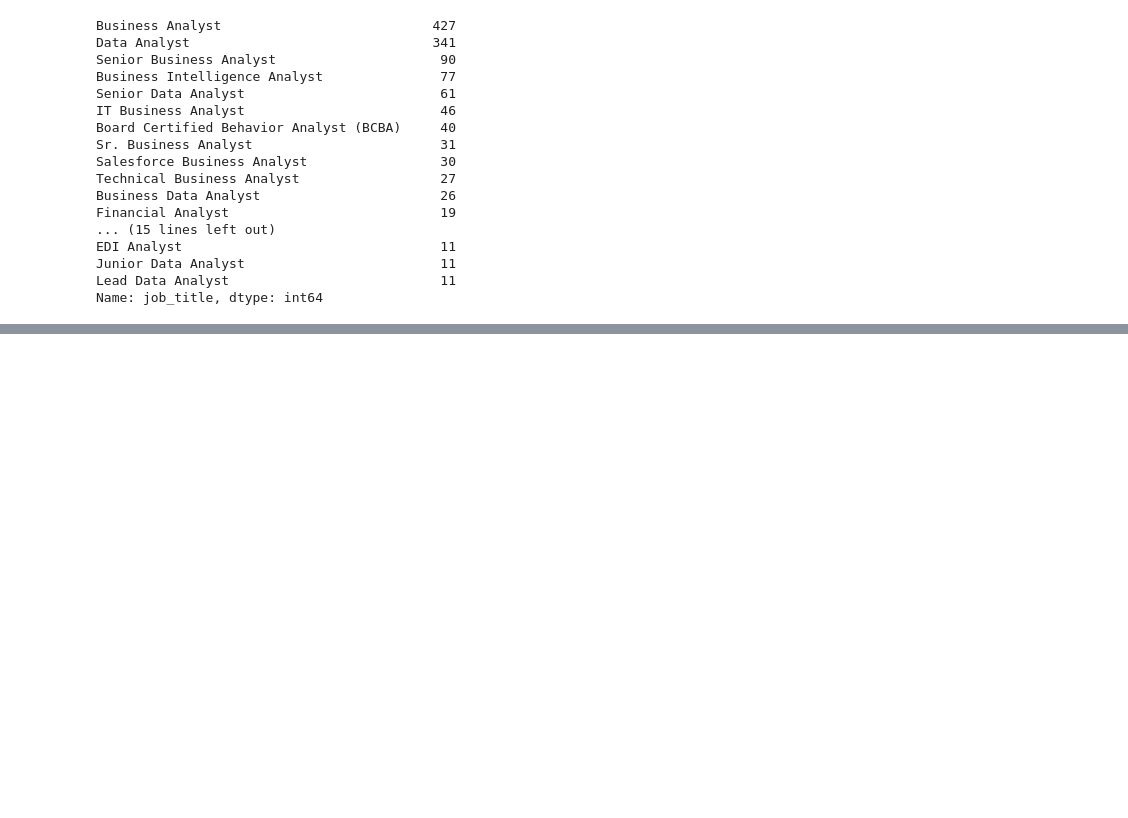
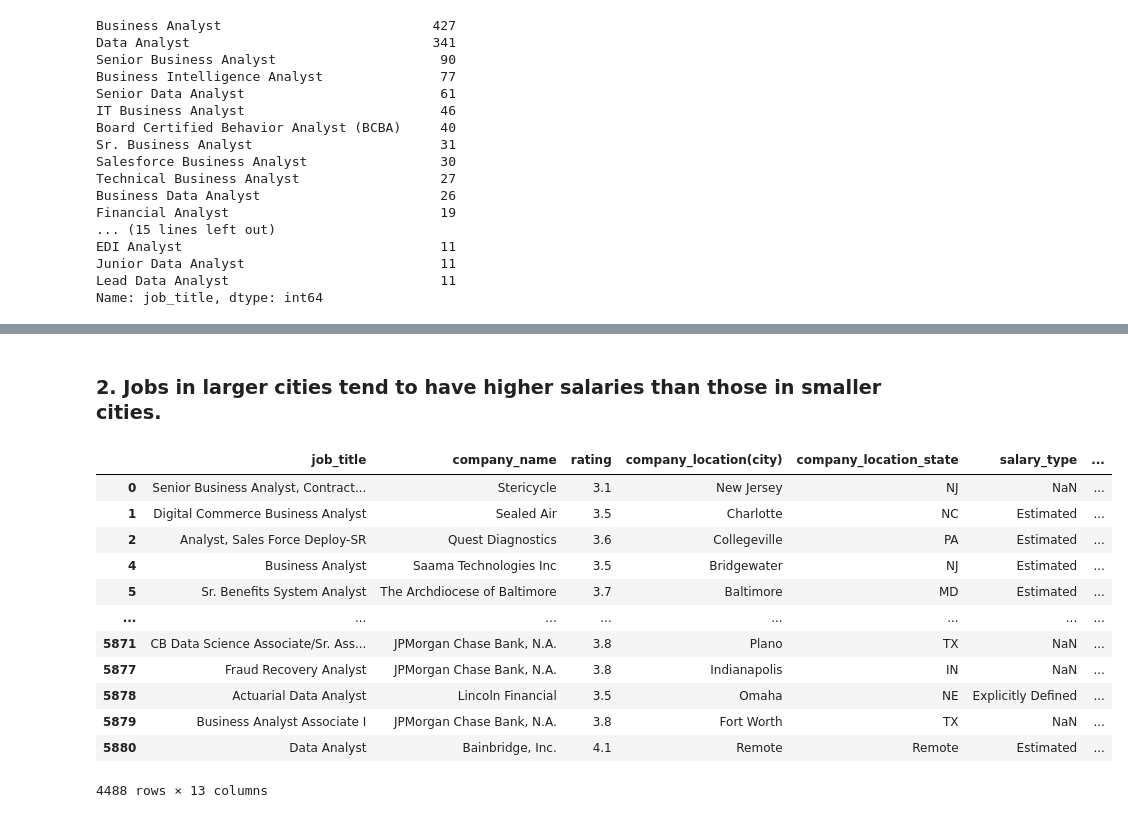
Before and after one commit to Derrick-Mulwa/SimplyHired-Job-Salary-Analysis, a Jupyter notebook: main.ipynb, the cells around one changed output, grey strips where cells are left out. Cells and saved outputs as stored; diff of their text form; code cells hidden in the pictures; blank space fills up the shorter version.

```diff
--- a/main.ipynb
+++ b/main.ipynb
@@ -329,0 +455,23 @@ The dataframe looks good to start working on. Lets test the hypotheses
+# %% [markdown]
+### 2. Jobs in larger cities tend to have higher salaries than those in smaller cities.
+# %%
+# Apply annual salary to our original dataframe
+
+df = payment_adjuster(df)
+cities = df.copy()
+
+cities
+# %% [output]
+|  | job_title | company_name | rating | company_location(city) | company_location_state | salary_type | ... |
+| 0 | Senior Business Analyst, Contract... | Stericycle | 3.1 | New Jersey | NJ | NaN | ... |
+| 1 | Digital Commerce Business Analyst | Sealed Air | 3.5 | Charlotte | NC | Estimated | ... |
+| 2 | Analyst, Sales Force Deploy-SR | Quest Diagnostics | 3.6 | Collegeville | PA | Estimated | ... |
+| 4 | Business Analyst | Saama Technologies Inc | 3.5 | Bridgewater | NJ | Estimated | ... |
+| 5 | Sr. Benefits System Analyst | The Archdiocese of Baltimore | 3.7 | Baltimore | MD | Estimated | ... |
+| ... | ... | ... | ... | ... | ... | ... | ... |
+| 5871 | CB Data Science Associate/Sr. Ass... | JPMorgan Chase Bank, N.A. | 3.8 | Plano | TX | NaN | ... |
+| 5877 | Fraud Recovery Analyst | JPMorgan Chase Bank, N.A. | 3.8 | Indianapolis | IN | NaN | ... |
+| 5878 | Actuarial Data Analyst | Lincoln Financial | 3.5 | Omaha | NE | Explicitly Defined | ... |
+| 5879 | Business Analyst Associate I | JPMorgan Chase Bank, N.A. | 3.8 | Fort Worth | TX | NaN | ... |
+| 5880 | Data Analyst | Bainbridge, Inc. | 4.1 | Remote | Remote | Estimated | ... |
+4488 rows × 13 columns
```
Also changed, not shown: parts of 30 cells of this notebook, 1 other file.
